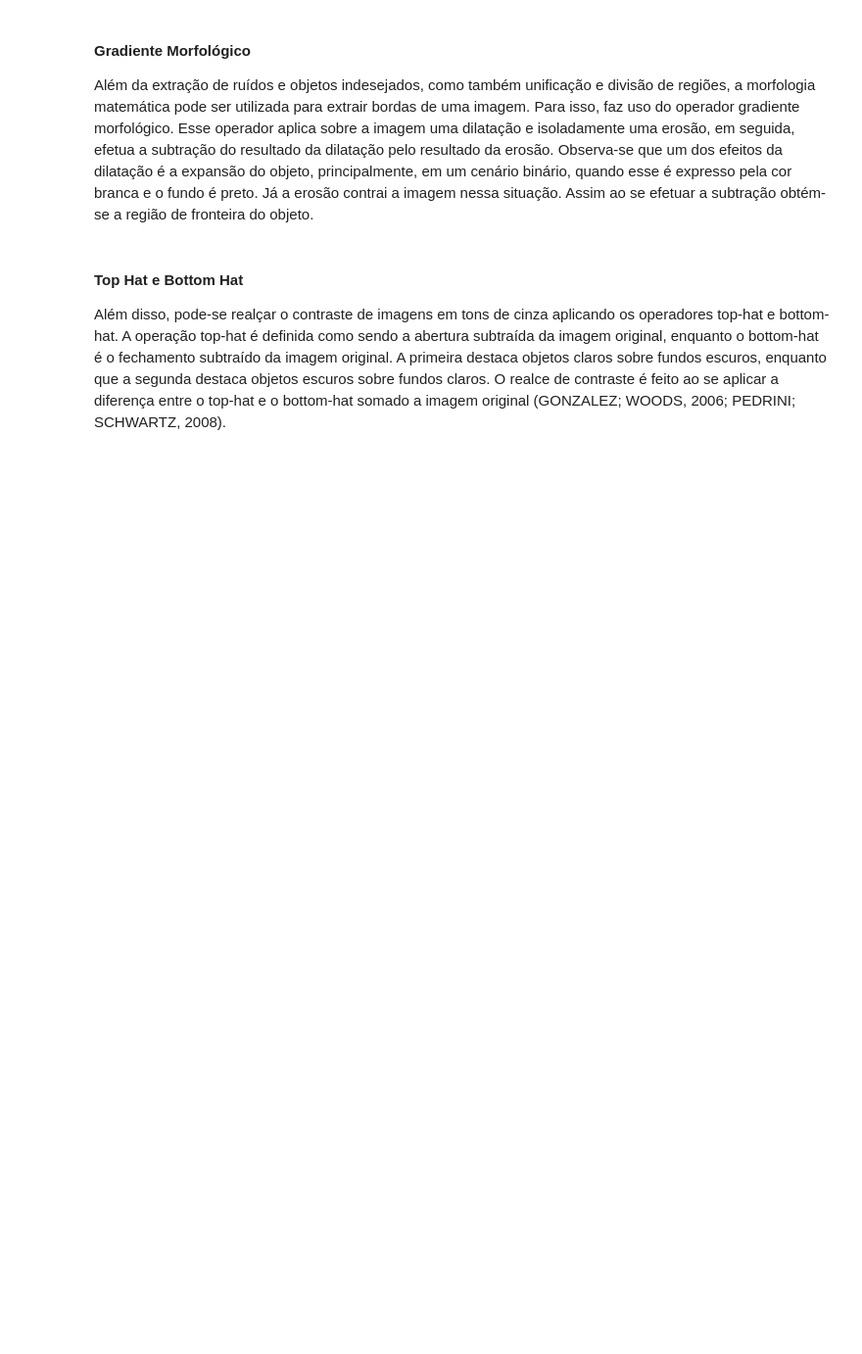
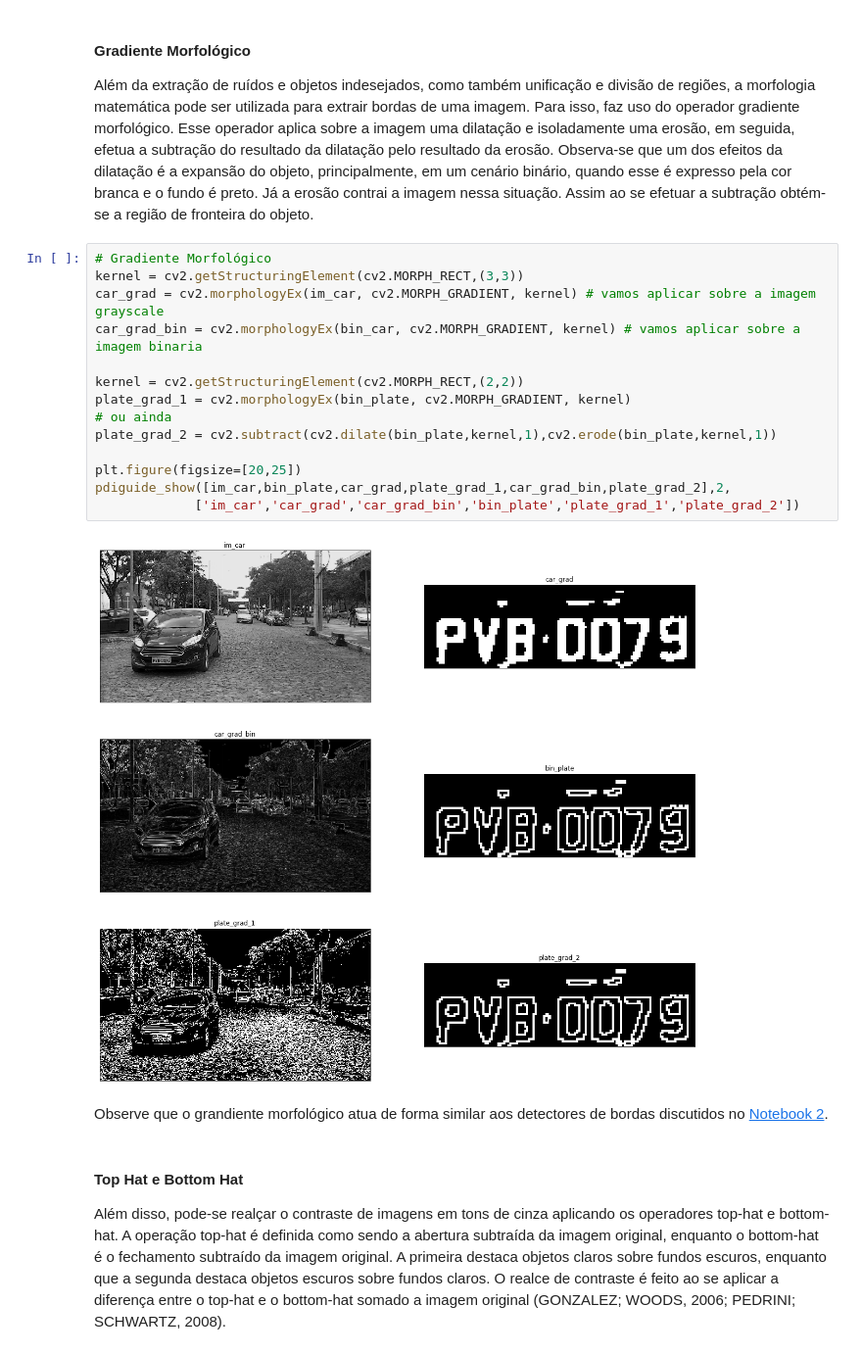
Before and after one commit to LuizPitaAlmeida/GUIA_PDI_PYTHON_ALPR, a Jupyter notebook: Guia/Notebook9-OperadoresMorfologicos.ipynb, the cells around one changed output. Shown at 98% size. Drawn from its saved outputs; the diff is of its cells as text; blank space fills up the shorter version.

```diff
--- a/Guia/Notebook9-OperadoresMorfologicos.ipynb
+++ b/Guia/Notebook9-OperadoresMorfologicos.ipynb
@@ -135,6 +181,24 @@ resultado da dilatação pelo resultado da erosão. Observa-se que um dos efeito
 é a expansão do objeto, principalmente, em um cenário binário, quando esse é expresso
 pela cor branca e o fundo é preto. Já a erosão contrai a imagem nessa situação. Assim ao
 se efetuar a subtração obtém-se a região de fronteira do objeto.
+# %%
+# Gradiente Morfológico
+kernel = cv2.getStructuringElement(cv2.MORPH_RECT,(3,3))
+car_grad = cv2.morphologyEx(im_car, cv2.MORPH_GRADIENT, kernel) # vamos aplicar sobre a imagem grayscale
+car_grad_bin = cv2.morphologyEx(bin_car, cv2.MORPH_GRADIENT, kernel) # vamos aplicar sobre a imagem binaria
+
+kernel = cv2.getStructuringElement(cv2.MORPH_RECT,(2,2))
+plate_grad_1 = cv2.morphologyEx(bin_plate, cv2.MORPH_GRADIENT, kernel)
+# ou ainda
+plate_grad_2 = cv2.subtract(cv2.dilate(bin_plate,kernel,1),cv2.erode(bin_plate,kernel,1))
+
+plt.figure(figsize=[20,25])
+pdiguide_show([im_car,bin_plate,car_grad,plate_grad_1,car_grad_bin,plate_grad_2],2,
+             ['im_car','car_grad','car_grad_bin','bin_plate','plate_grad_1','plate_grad_2'])
+# %% [output]
+[figure, added]
+# %% [markdown]
+Observe que o grandiente morfológico atua de forma similar aos detectores de bordas discutidos no [Notebook 2](Notebook2-LeituraDeImagens-ConversaoDeEspacoDeCores.ipynb).
 # %% [markdown]
 #### Top Hat e Bottom Hat
 
```
Also changed, not shown: parts of 8 cells of this notebook.
